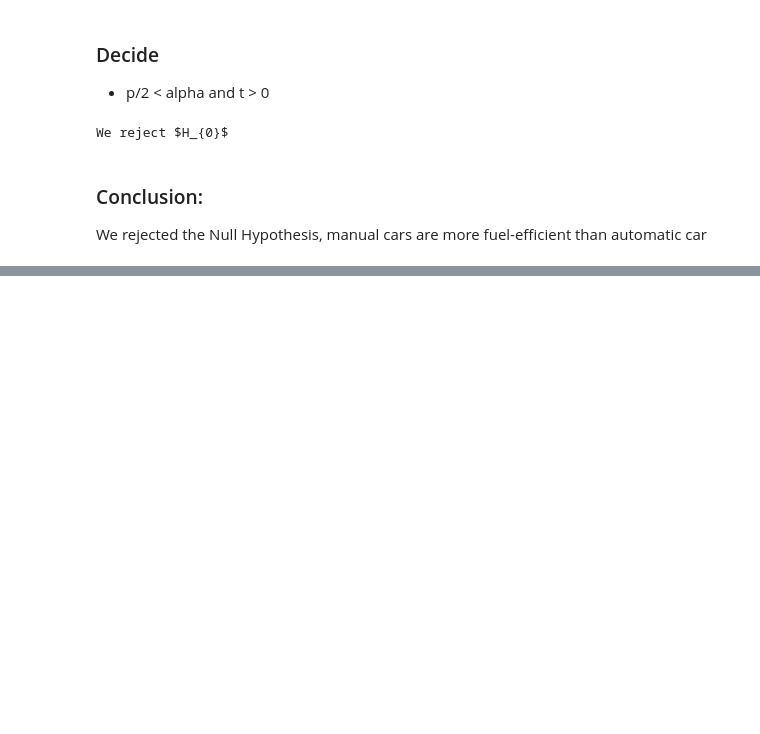
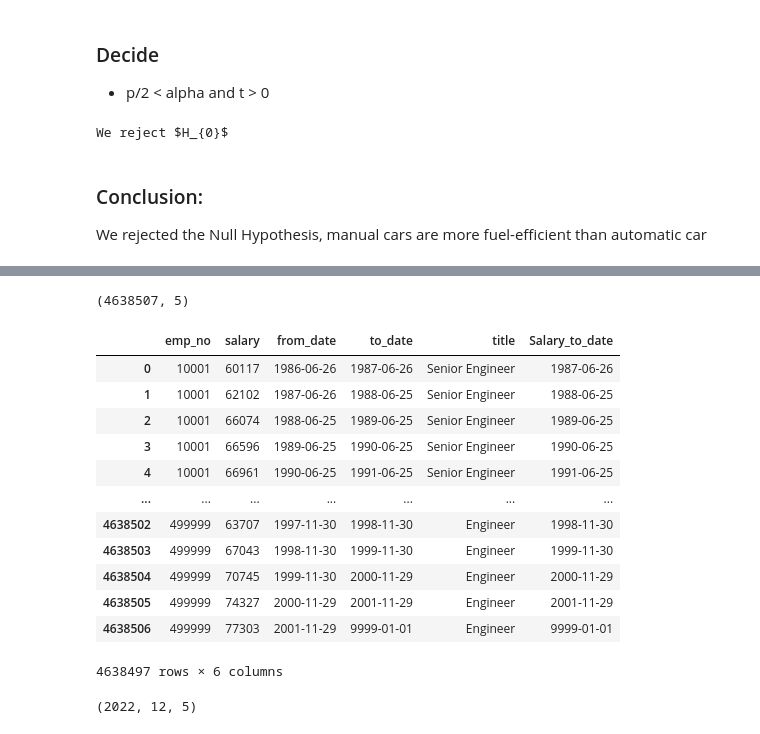
Before and after one commit to devgurung141/statistics-exercises, a Jupyter notebook: hypothesis_testing.ipynb, the cells around one changed output, grey strips where cells are left out. Saved outputs shown, nothing was run; the diff lists cells and outputs as text; code cells hidden in the pictures; blank space fills up the shorter version.

```diff
--- a/hypothesis_testing.ipynb
+++ b/hypothesis_testing.ipynb
@@ -348,0 +594,9 @@ We rejected the Null Hypothesis, manual cars are more fuel-efficient than automa
+# %%
+querry_salary_title = """
+    SELECT emp_no, s.salary, s.from_date, s.to_date, t.title
+    FROM salaries s
+    JOIN titles t USING(emp_no);
+    """
+# %%
+url = f'mysql+pymysql://{username}:{password}@{host}/employees'
+df = pd.read_sql(querry_salary_title, url)
@@ -348,0 +628,32 @@ We rejected the Null Hypothesis, manual cars are more fuel-efficient than automa
+# %%
+df.shape
+# %% [output]
+(4638507, 5)
+# %%
+kk = df.groupby(['emp_no', 'salary'])
+kk.head()
+# %% [output]
+|  | emp_no | salary | from_date | to_date | title | Salary_to_date |
+| 0 | 10001 | 60117 | 1986-06-26 | 1987-06-26 | Senior Engineer | 1987-06-26 |
+| 1 | 10001 | 62102 | 1987-06-26 | 1988-06-25 | Senior Engineer | 1988-06-25 |
+| 2 | 10001 | 66074 | 1988-06-25 | 1989-06-25 | Senior Engineer | 1989-06-25 |
+| 3 | 10001 | 66596 | 1989-06-25 | 1990-06-25 | Senior Engineer | 1990-06-25 |
+| 4 | 10001 | 66961 | 1990-06-25 | 1991-06-25 | Senior Engineer | 1991-06-25 |
+| ... | ... | ... | ... | ... | ... | ... |
+| 4638502 | 499999 | 63707 | 1997-11-30 | 1998-11-30 | Engineer | 1998-11-30 |
+| 4638503 | 499999 | 67043 | 1998-11-30 | 1999-11-30 | Engineer | 1999-11-30 |
+| 4638504 | 499999 | 70745 | 1999-11-30 | 2000-11-29 | Engineer | 2000-11-29 |
+| 4638505 | 499999 | 74327 | 2000-11-29 | 2001-11-29 | Engineer | 2001-11-29 |
+| 4638506 | 499999 | 77303 | 2001-11-29 | 9999-01-01 | Engineer | 9999-01-01 |
+4638497 rows × 6 columns
+# %%
+import datetime
+
+today_date = datetime.date.today()
+today_date
+
+today_date.year, today_date.month,today_date.day
+
+# df.to_date.astype(str).str.replace('date.today', today_date)
+# %% [output]
+(2022, 12, 5)
```
Also changed, not shown: parts of 45 cells of this notebook.
